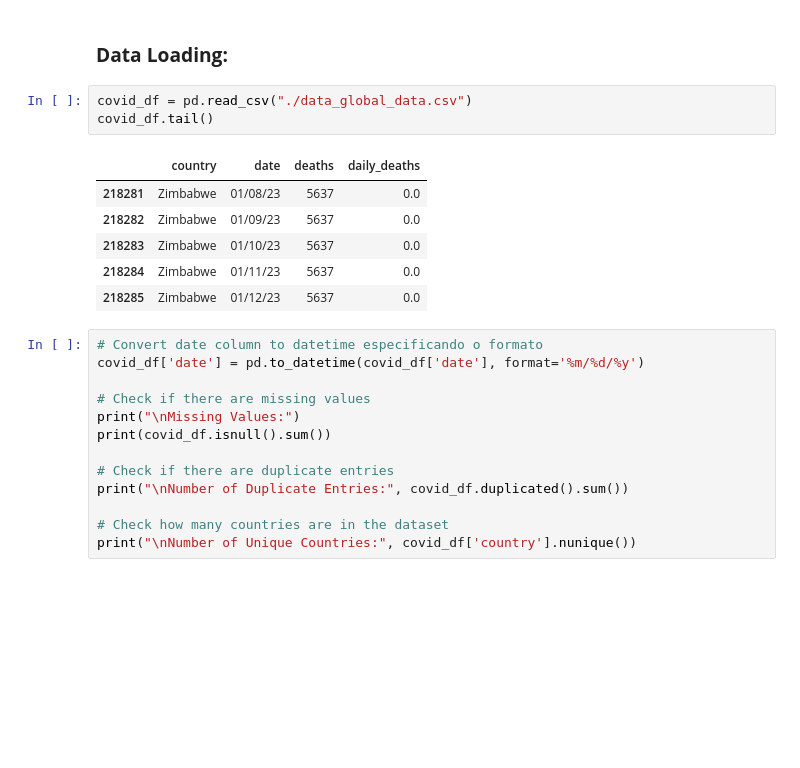
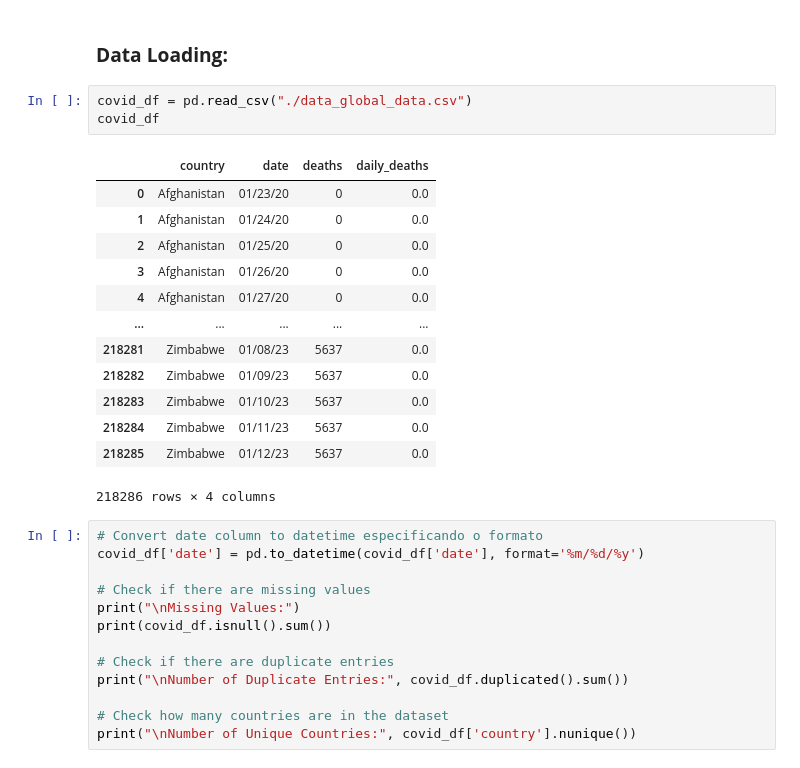
Before and after one commit to luishcr0998/covid19, a Jupyter notebook: Synthetic Interventions - Covid19.ipynb, the cells around one changed output. Cells and saved outputs as stored; diff of their text form; blank space fills up the shorter version.

```diff
--- a/Synthetic Interventions - Covid19.ipynb
+++ b/Synthetic Interventions - Covid19.ipynb
@@ -27,14 +28,21 @@ The data comes from Johns Hopkins (https://github.com/CSSEGISandData/COVID-19),
 ### **Data Loading:**
 # %%
 covid_df = pd.read_csv("./data_global_data.csv")
-covid_df.tail()
+covid_df
 # %% [output]
 |  | country | date | deaths | daily_deaths |
+| 0 | Afghanistan | 01/23/20 | 0 | 0.0 |
+| 1 | Afghanistan | 01/24/20 | 0 | 0.0 |
+| 2 | Afghanistan | 01/25/20 | 0 | 0.0 |
+| 3 | Afghanistan | 01/26/20 | 0 | 0.0 |
+| 4 | Afghanistan | 01/27/20 | 0 | 0.0 |
+| ... | ... | ... | ... | ... |
 | 218281 | Zimbabwe | 01/08/23 | 5637 | 0.0 |
 | 218282 | Zimbabwe | 01/09/23 | 5637 | 0.0 |
 | 218283 | Zimbabwe | 01/10/23 | 5637 | 0.0 |
 | 218284 | Zimbabwe | 01/11/23 | 5637 | 0.0 |
 | 218285 | Zimbabwe | 01/12/23 | 5637 | 0.0 |
+218286 rows × 4 columns
 # %%
 # Convert date column to datetime especificando o formato
 covid_df['date'] = pd.to_datetime(covid_df['date'], format='%m/%d/%y')
```
Also changed, not shown: parts of 12 cells of this notebook, 2 other files.
